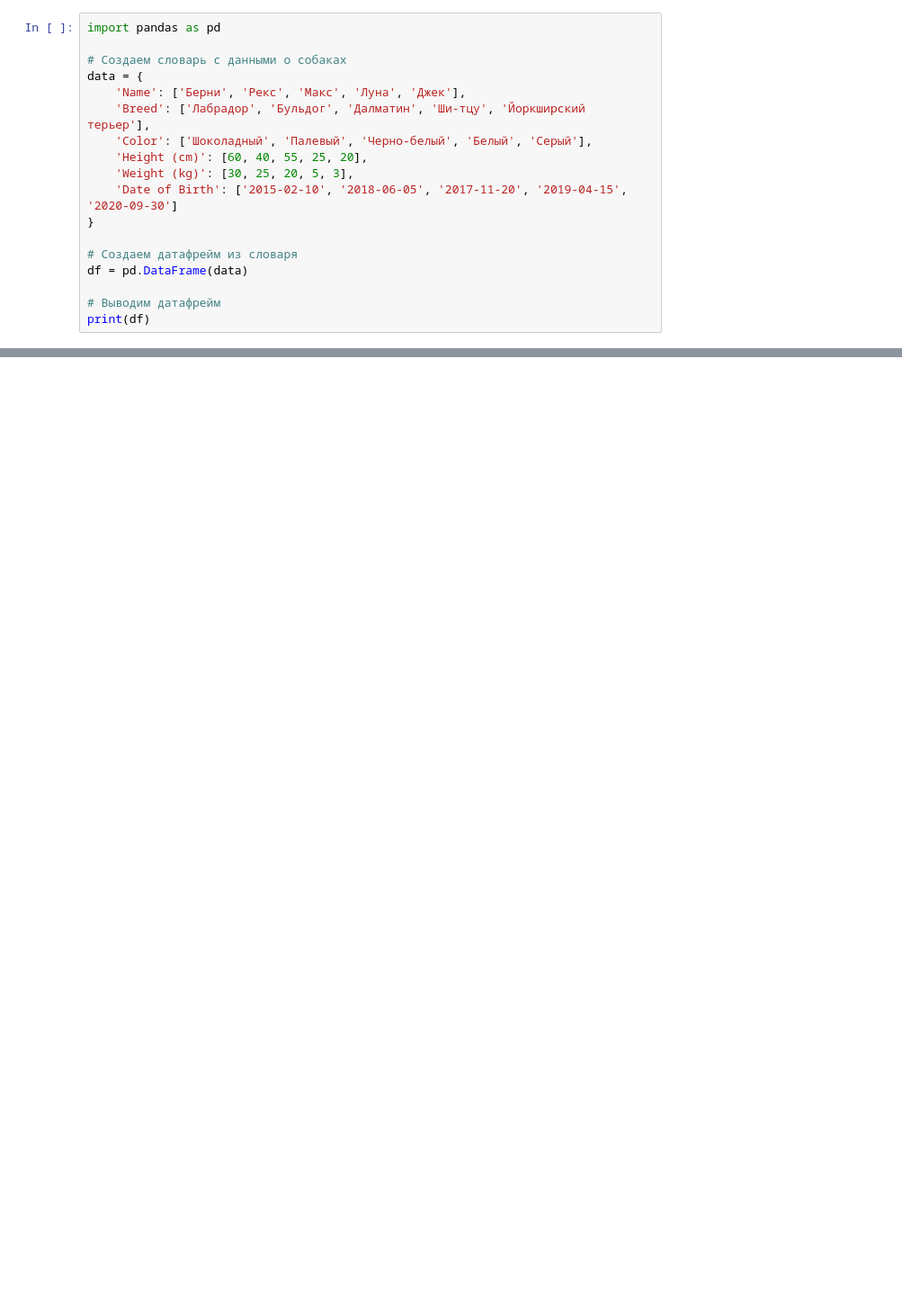
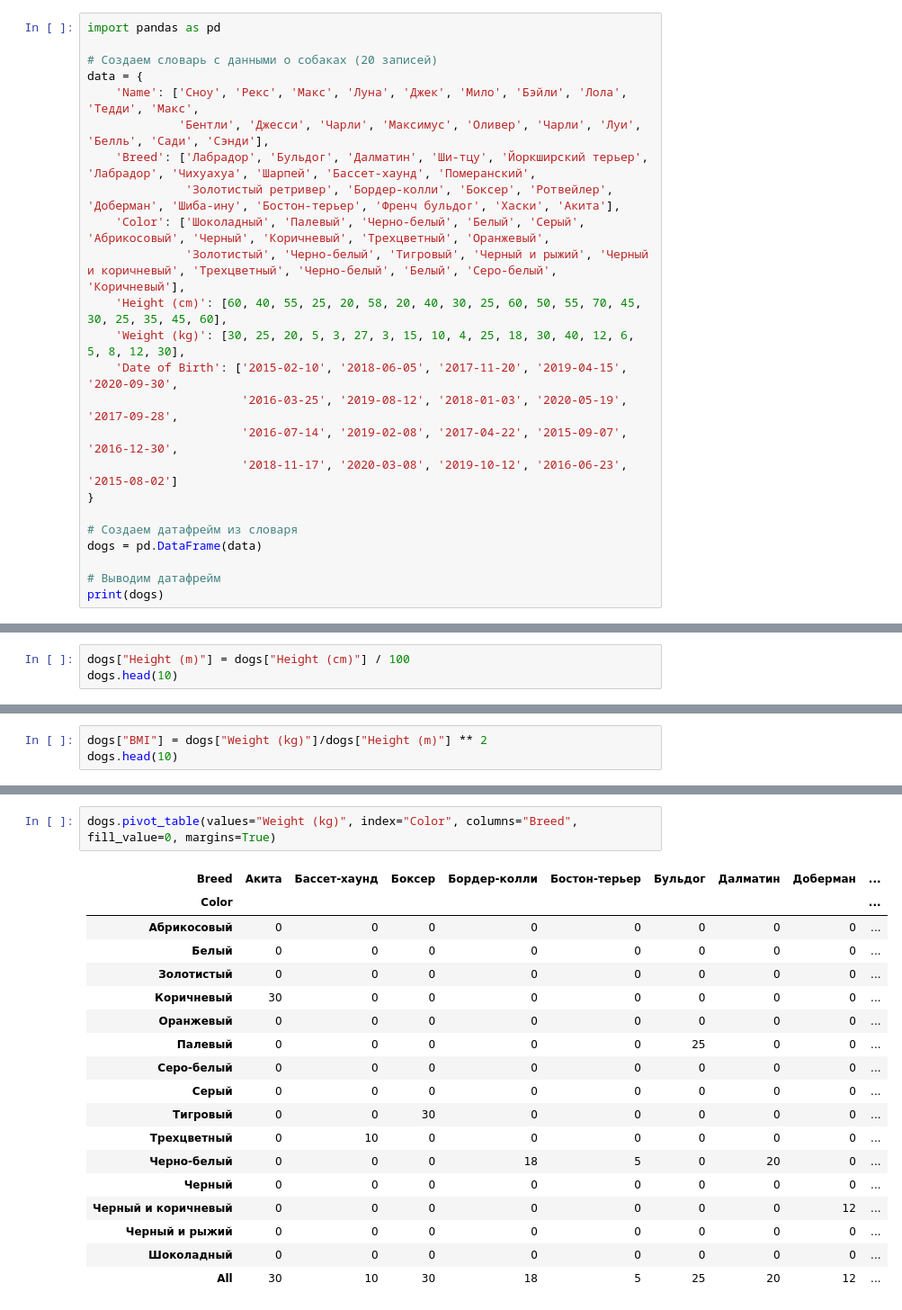
Before and after one commit to golubnichiy/big_data_10_23, a Jupyter notebook: pandas_1.ipynb, the cells around one changed output, grey strips where cells are left out. Shown at 90% size. Cells and saved outputs as stored; diff of their text form; blank space fills up the shorter version.

```diff
--- a/pandas_1.ipynb
+++ b/pandas_1.ipynb
@@ -3,19 +32,25 @@
 # %%
 import pandas as pd
 
-# Создаем словарь с данными о собаках
+# Создаем словарь с данными о собаках (20 записей)
 data = {
-    'Name': ['Берни', 'Рекс', 'Макс', 'Луна', 'Джек'],
-    'Breed': ['Лабрадор', 'Бульдог', 'Далматин', 'Ши-тцу', 'Йоркширский терьер'],
-    'Color': ['Шоколадный', 'Палевый', 'Черно-белый', 'Белый', 'Серый'],
-    'Height (cm)': [60, 40, 55, 25, 20],
-    'Weight (kg)': [30, 25, 20, 5, 3],
-    'Date of Birth': ['2015-02-10', '2018-06-05', '2017-11-20', '2019-04-15', '2020-09-30']
+    'Name': ['Сноу', 'Рекс', 'Макс', 'Луна', 'Джек', 'Мило', 'Бэйли', 'Лола', 'Тедди', 'Макс',
+             'Бентли', 'Джесси', 'Чарли', 'Максимус', 'Оливер', 'Чарли', 'Луи', 'Белль', 'Сади', 'Сэнди'],
+    'Breed': ['Лабрадор', 'Бульдог', 'Далматин', 'Ши-тцу', 'Йоркширский терьер', 'Лабрадор', 'Чихуахуа', 'Шарпей', 'Бассет-хаунд', 'Померанский',
+              'Золотистый ретривер', 'Бордер-колли', 'Боксер', 'Ротвейлер', 'Доберман', 'Шиба-ину', 'Бостон-терьер', 'Френч бульдог', 'Хаски', 'Акита'],
+    'Color': ['Шоколадный', 'Палевый', 'Черно-белый', 'Белый', 'Серый', 'Абрикосовый', 'Черный', 'Коричневый', 'Трехцветный', 'Оранжевый',
+              'Золотистый', 'Черно-белый', 'Тигровый', 'Черный и рыжий', 'Черный и коричневый', 'Трехцветный', 'Черно-белый', 'Белый', 'Серо-белый', 'Коричневый'],
+    'Height (cm)': [60, 40, 55, 25, 20, 58, 20, 40, 30, 25, 60, 50, 55, 70, 45, 30, 25, 35, 45, 60],
+    'Weight (kg)': [30, 25, 20, 5, 3, 27, 3, 15, 10, 4, 25, 18, 30, 40, 12, 6, 5, 8, 12, 30],
+    'Date of Birth': ['2015-02-10', '2018-06-05', '2017-11-20', '2019-04-15', '2020-09-30',
+                      '2016-03-25', '2019-08-12', '2018-01-03', '2020-05-19', '2017-09-28',
+                      '2016-07-14', '2019-02-08', '2017-04-22', '2015-09-07', '2016-12-30',
+                      '2018-11-17', '2020-03-08', '2019-10-12', '2016-06-23', '2015-08-02']
 }
 
 # Создаем датафрейм из словаря
-df = pd.DataFrame(data)
+dogs = pd.DataFrame(data)
 
 # Выводим датафрейм
-print(df)
+print(dogs)
 # %% [output]
@@ -34,0 +326,3 @@ print(df)
+# %%
+dogs["Height (m)"] = dogs["Height (cm)"] / 100
+dogs.head(10)
@@ -34,0 +341,3 @@ print(df)
+# %%
+dogs["BMI"] = dogs["Weight (kg)"]/dogs["Height (m)"] ** 2
+dogs.head(10)
@@ -34,0 +752,21 @@ print(df)
+# %%
+dogs.pivot_table(values="Weight (kg)", index="Color", columns="Breed", fill_value=0, margins=True)
+# %% [output]
+| Breed | Акита | Бассет-хаунд | Боксер | Бордер-колли | Бостон-терьер | Бульдог | Далматин | Доберман | ... |
+| Color |  |  |  |  |  |  |  |  | ... |
+| Абрикосовый | 0 | 0 | 0 | 0 | 0 | 0 | 0 | 0 | ... |
+| Белый | 0 | 0 | 0 | 0 | 0 | 0 | 0 | 0 | ... |
+| Золотистый | 0 | 0 | 0 | 0 | 0 | 0 | 0 | 0 | ... |
+| Коричневый | 30 | 0 | 0 | 0 | 0 | 0 | 0 | 0 | ... |
+| Оранжевый | 0 | 0 | 0 | 0 | 0 | 0 | 0 | 0 | ... |
+| Палевый | 0 | 0 | 0 | 0 | 0 | 25 | 0 | 0 | ... |
+| Серо-белый | 0 | 0 | 0 | 0 | 0 | 0 | 0 | 0 | ... |
+| Серый | 0 | 0 | 0 | 0 | 0 | 0 | 0 | 0 | ... |
+| Тигровый | 0 | 0 | 30 | 0 | 0 | 0 | 0 | 0 | ... |
+| Трехцветный | 0 | 10 | 0 | 0 | 0 | 0 | 0 | 0 | ... |
+| Черно-белый | 0 | 0 | 0 | 18 | 5 | 0 | 20 | 0 | ... |
+| Черный | 0 | 0 | 0 | 0 | 0 | 0 | 0 | 0 | ... |
+| Черный и коричневый | 0 | 0 | 0 | 0 | 0 | 0 | 0 | 12 | ... |
+| Черный и рыжий | 0 | 0 | 0 | 0 | 0 | 0 | 0 | 0 | ... |
+| Шоколадный | 0 | 0 | 0 | 0 | 0 | 0 | 0 | 0 | ... |
+| All | 30 | 10 | 30 | 18 | 5 | 25 | 20 | 12 | ... |
```
Also changed, not shown: parts of 56 cells of this notebook, 1 other file.
